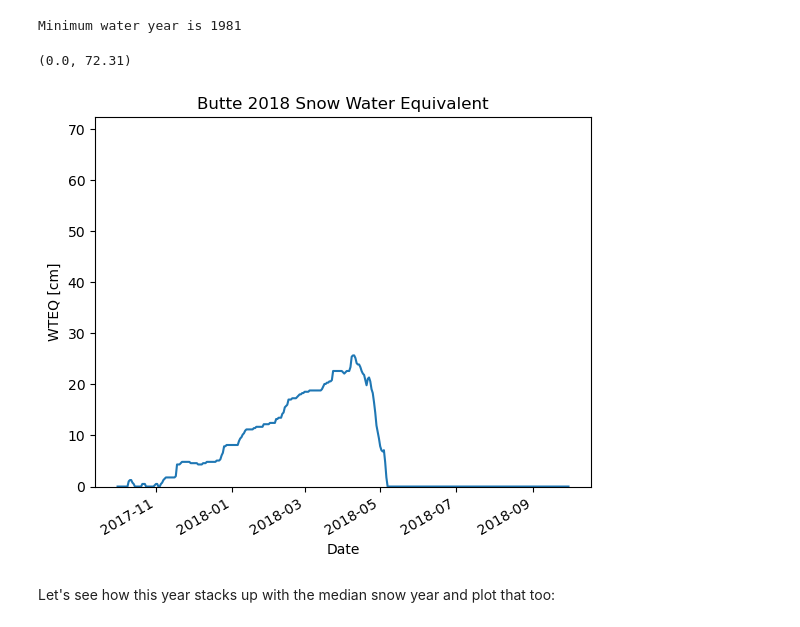
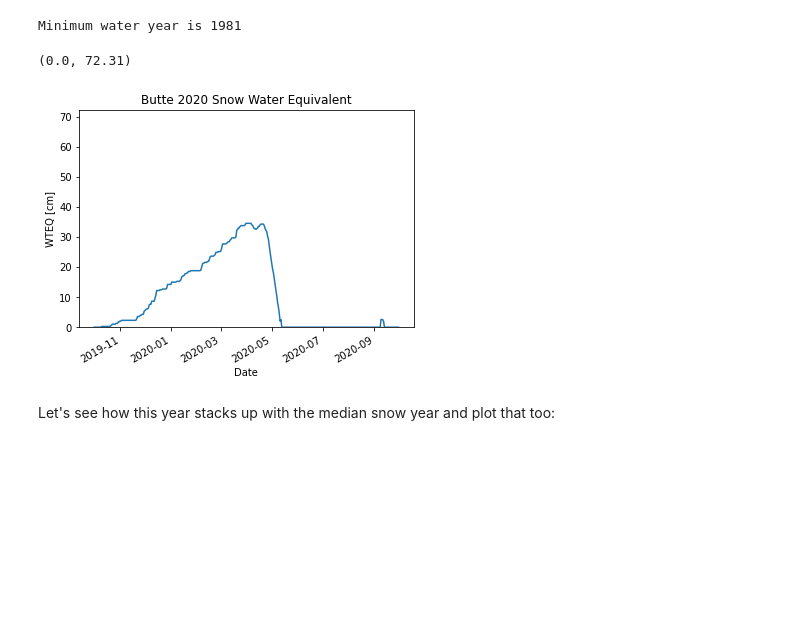
Before and after one commit to Mountain-Hydrology-Research-Group/snow-hydrology, a Jupyter notebook: modules/lab2/lab2-1_oldDannyversion.ipynb, the cells around one changed output. Drawn from its saved outputs; the diff is of its cells as text; code cells hidden in the pictures; blank space fills up the shorter version.

```diff
--- a/modules/lab2/lab2-1_oldDannyversion.ipynb
+++ b/modules/lab2/lab2-1_oldDannyversion.ipynb
@@ -325,18 +349,18 @@ print(f'Minimum water year is {sntl_ds.sel(Location=site).WY.to_pandas().min()}'
 Minimum water year is 1981
 # %%
 ### USER DECIDES WHICH WATER YEAR (needs to be between the start and end data)
-WY = 2018
+WY = 2020
 
 # Filter to our location and our water year and plot
 site_wy_swe = sntl_ds.sel(Location=site).where(sntl_ds.WY==WY)['WTEQ']
 
 fig, ax = plt.subplots()
 site_wy_swe.plot(ax=ax)
 ax.set_title(f'{title} {WY} Snow Water Equivalent')
 ax.set_ylim(0,sntl_ds.sel(Location=site)['WTEQ'].max()+5)
 # %% [output]
 (0.0, 72.31)
-[figure, old version]
+[figure, new version]
 # %% [markdown]
 Let's see how this year stacks up with the median snow year and plot that too:
 # %%
```
Also changed, not shown: parts of 10 cells of this notebook, 10 other files.
